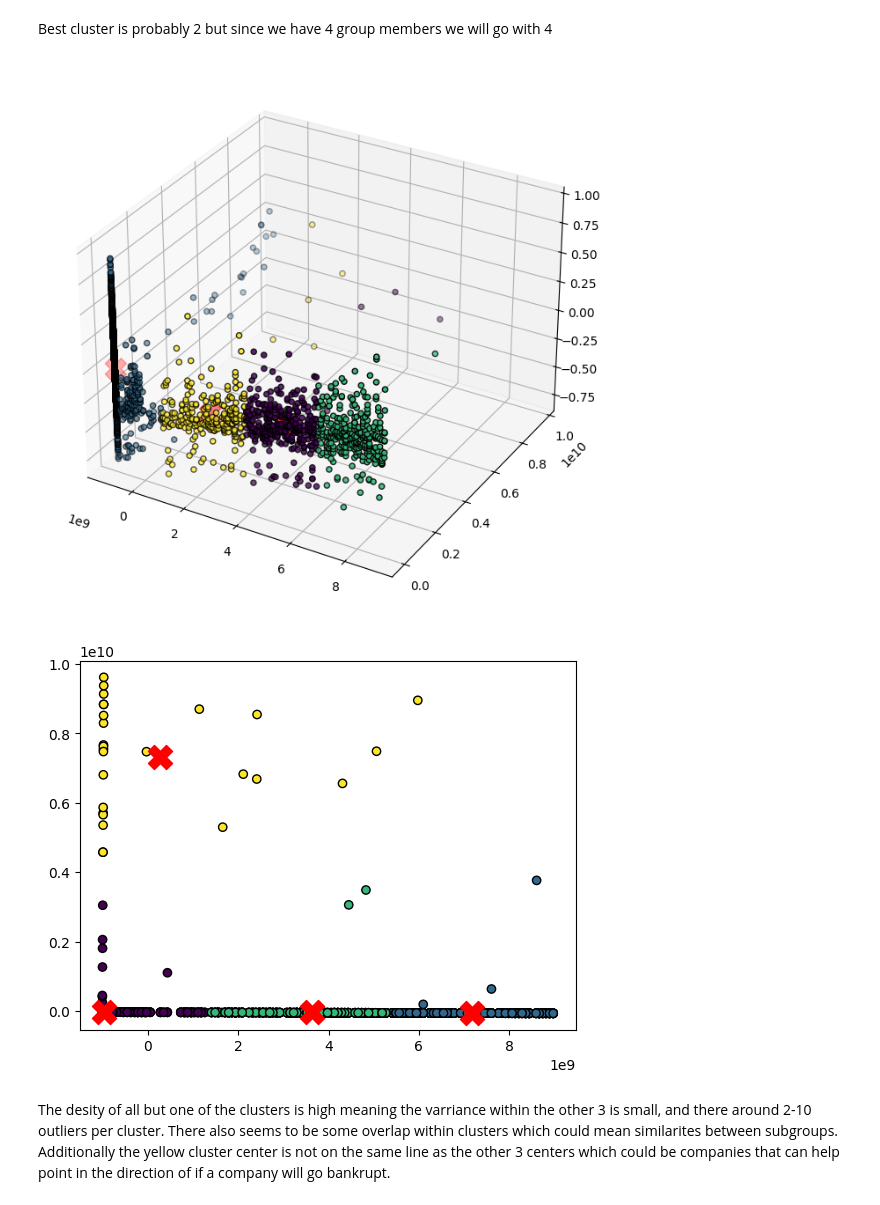
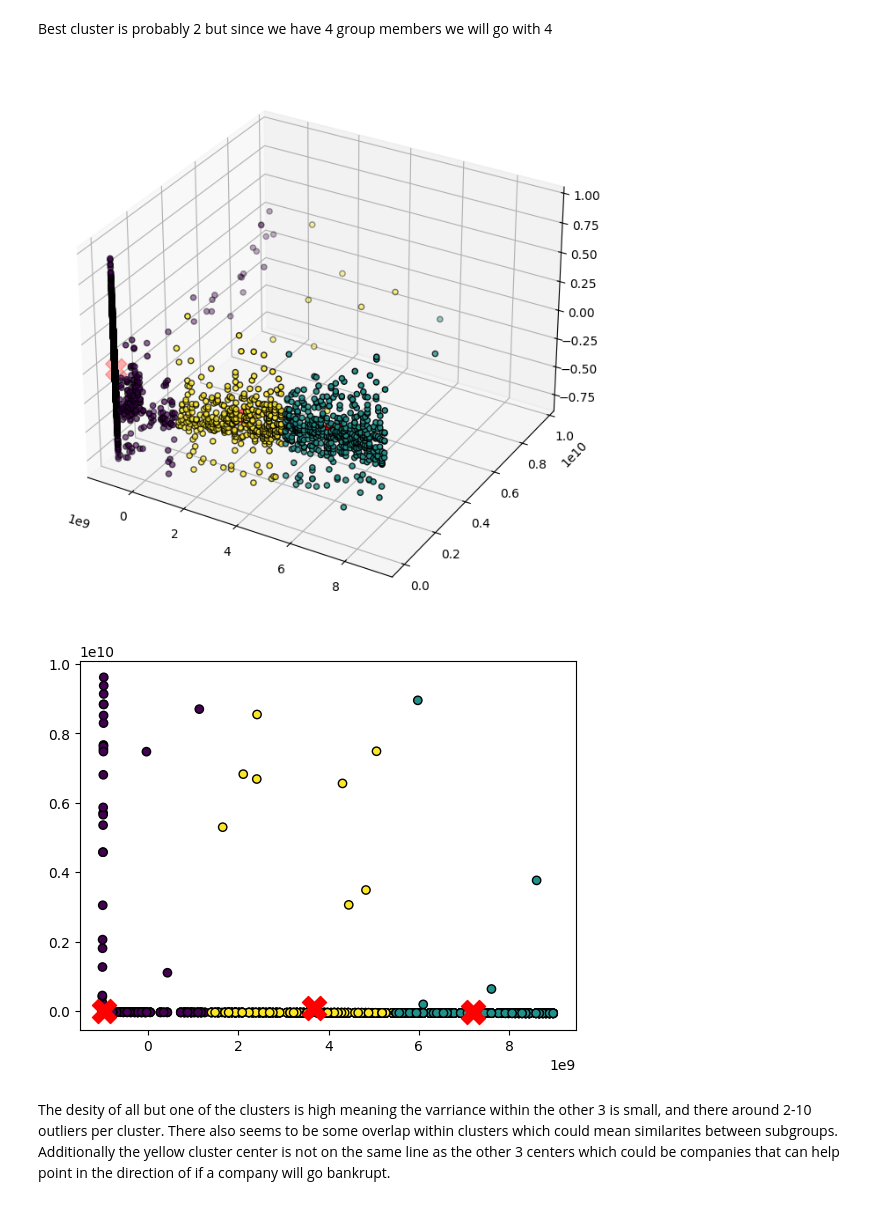
Before and after one commit to EdwardKashulsky/ML_Project, a Jupyter notebook: ProjectCode.ipynb, the cells around one changed output. Saved outputs shown, nothing was run; the diff lists cells and outputs as text; code cells hidden in the pictures.

```diff
--- a/ProjectCode.ipynb
+++ b/ProjectCode.ipynb
@@ -169,7 +169,7 @@ plt.show()
 Best cluster is probably 2 but since we have 4 group members we will go with 4
 # %%
 pca = PCA(3).fit_transform(df)
-kmeans = KMeans(4)
+kmeans = KMeans(3)
 labels = kmeans.fit_predict(pca)
 fig = plt.figure(figsize=(10, 8))
 ax = fig.add_subplot(111, projection='3d')
@@ -177,15 +177,15 @@ scatter = ax.scatter(pca[:, 0], pca[:, 1], pca[:, 2], c=labels, cmap='viridis',e
 ax.scatter(kmeans.cluster_centers_[:, 0], kmeans.cluster_centers_[:, 1], kmeans.cluster_centers_[:, 2], c='red', s=300, marker='X')
 plt.show()
 # %% [output]
-[figure, old version]
+[figure, new version]
 # %%
 pca = PCA(2).fit_transform(df)
-kmeans = KMeans(4)
+kmeans = KMeans(3)
 labels = kmeans.fit_predict(pca)
 plt.scatter(pca[:, 0], pca[:, 1], c=labels, cmap='viridis', edgecolor='k')
 plt.scatter(kmeans.cluster_centers_[:, 0], kmeans.cluster_centers_[:, 1], c='red', s=300, marker='X')
 plt.show()
 # %% [output]
-[figure, old version]
+[figure, new version]
 # %% [markdown]
 The desity of all but one of the clusters is high meaning the varriance within the other 3 is small, and there around 2-10 outliers per cluster. There also seems to be some overlap within clusters which could mean similarites between subgroups. Additionally the yellow cluster center is not on the same line as the other 3 centers which could be companies that can help point in the direction of if a company will go bankrupt.
```
Also changed, not shown: parts of 1 cell of this notebook, 4 other files.
